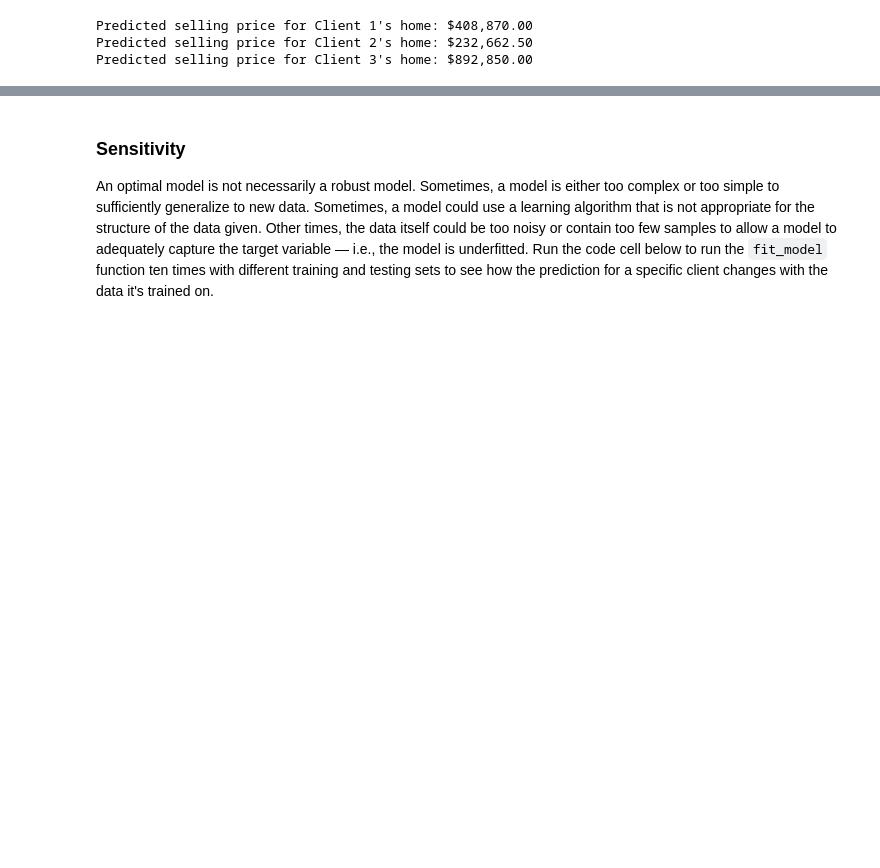
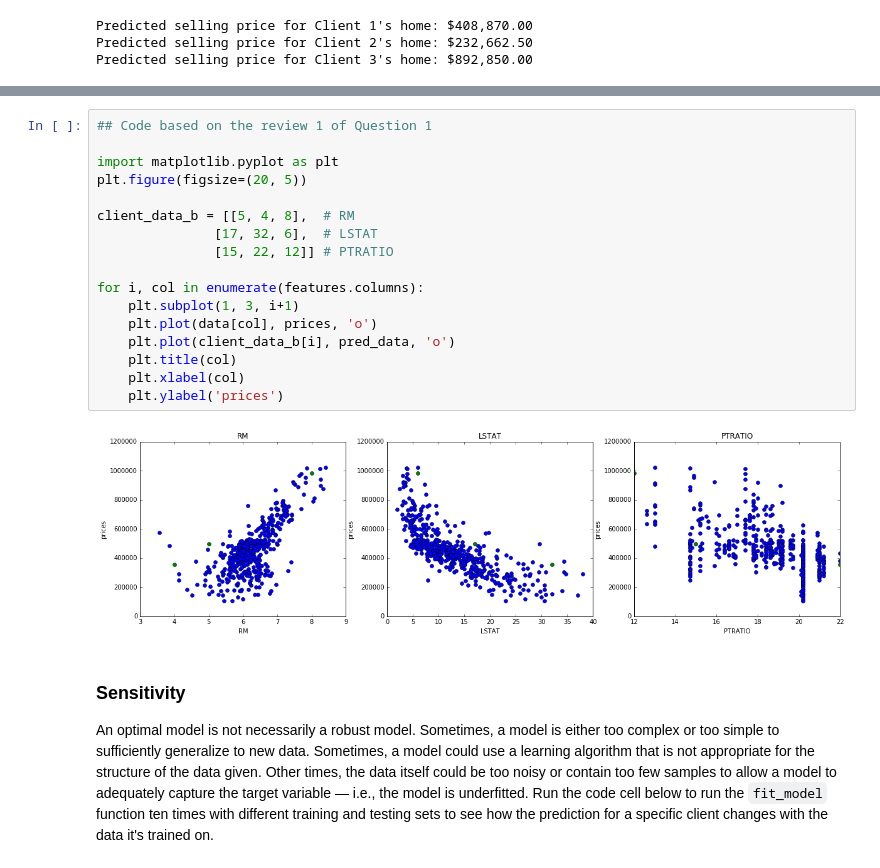
Before and after one commit to Eibriel/machine-learning, a Jupyter notebook: projects/boston_housing/boston_housing.ipynb, the cells around one changed output, grey strips where cells are left out. Cells and saved outputs as stored; diff of their text form; blank space fills up the shorter version.

```diff
--- a/projects/boston_housing/boston_housing.ipynb
+++ b/projects/boston_housing/boston_housing.ipynb
@@ -354,3 +371,22 @@ The house of Client 3 have 8 rooms (double that Client 1), the poverty level is
+# %%
+## Code based on the review 1 of Question 1
+
+import matplotlib.pyplot as plt
+plt.figure(figsize=(20, 5))
+
+client_data_b = [[5, 4, 8],  # RM
+               [17, 32, 6],  # LSTAT
+               [15, 22, 12]] # PTRATIO
+
+for i, col in enumerate(features.columns):
+    plt.subplot(1, 3, i+1)
+    plt.plot(data[col], prices, 'o')
+    plt.plot(client_data_b[i], pred_data, 'o')
+    plt.title(col)
+    plt.xlabel(col)
+    plt.ylabel('prices')
+# %% [output]
+[figure, added]
 # %% [markdown]
 ### Sensitivity
 An optimal model is not necessarily a robust model. Sometimes, a model is either too complex or too simple to sufficiently generalize to new data. Sometimes, a model could use a learning algorithm that is not appropriate for the structure of the data given. Other times, the data itself could be too noisy or contain too few samples to allow a model to adequately capture the target variable — i.e., the model is underfitted. Run the code cell below to run the `fit_model` function ten times with different training and testing sets to see how the prediction for a specific client changes with the data it's trained on.
```
Also changed, not shown: parts of 4 cells of this notebook.
